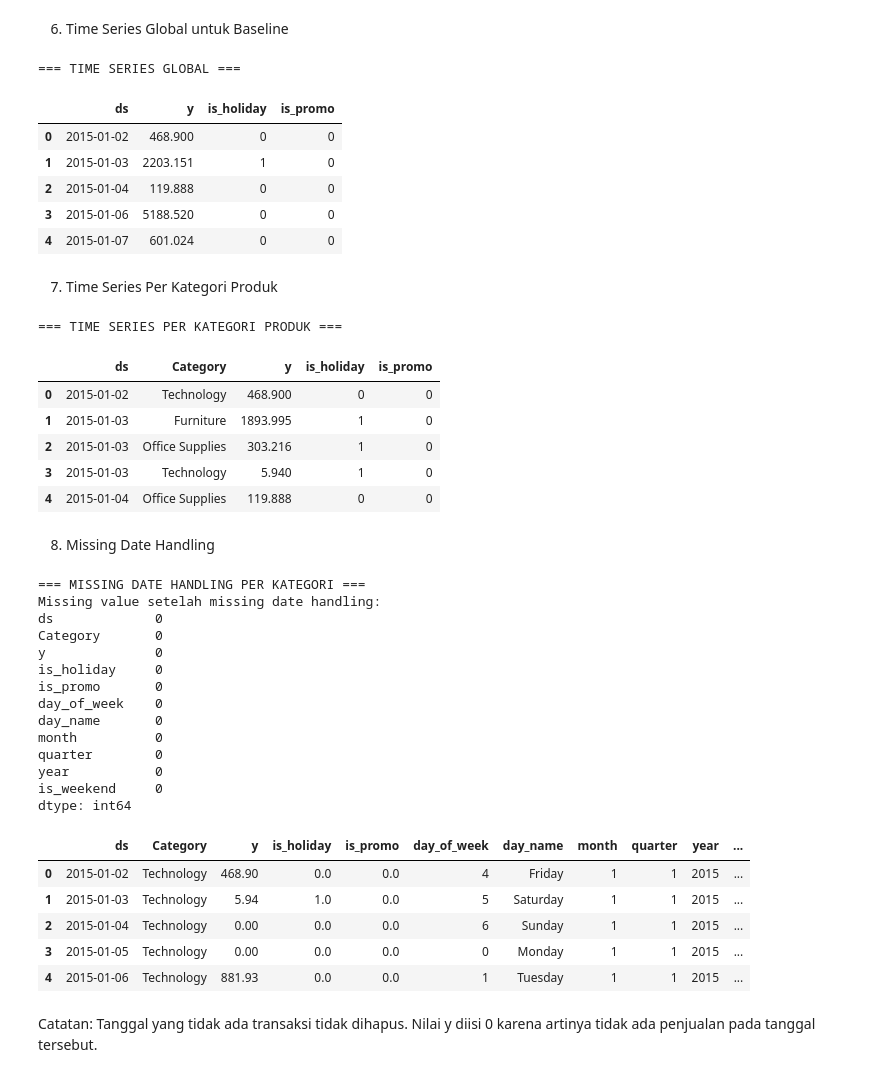
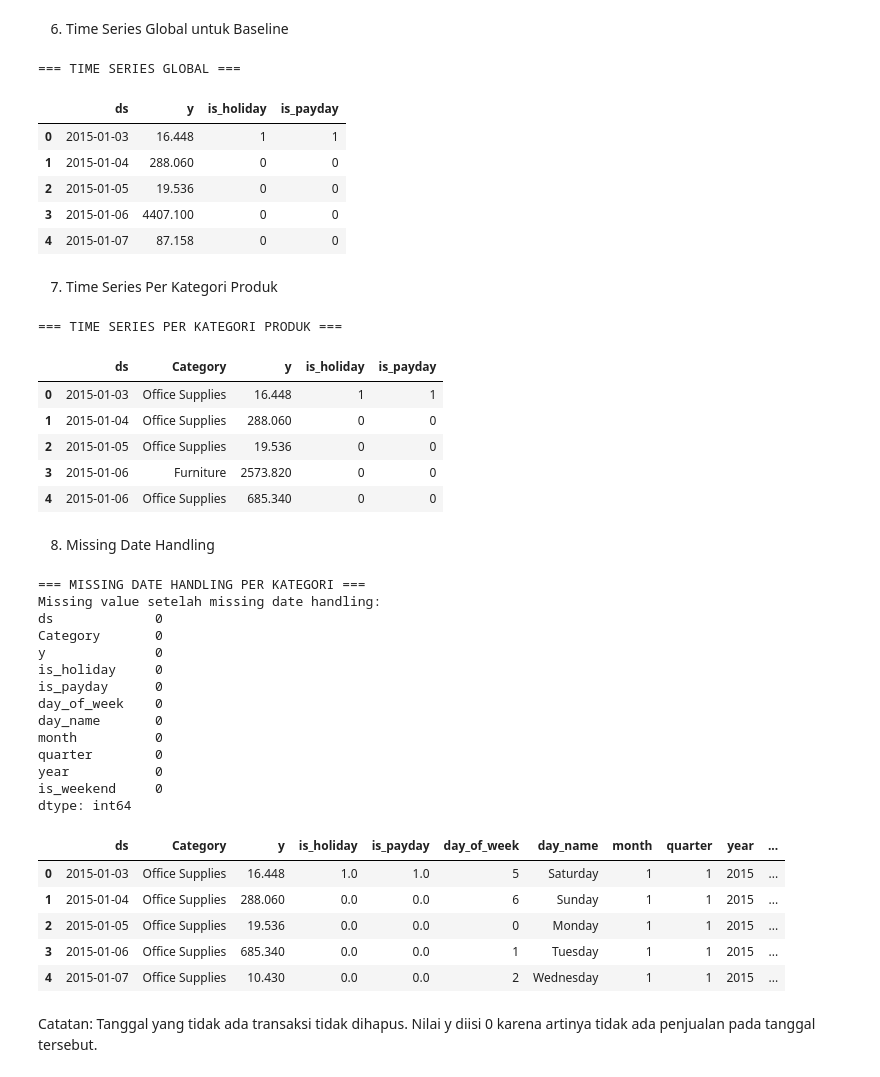
Before and after one commit to shavel28/StockSight-AI-PJK-GM073, a Jupyter notebook: Notebooks/Data_Engineering_Pipeline.ipynb, the cells around one changed output. Saved outputs shown, nothing was run; the diff lists cells and outputs as text; code cells hidden in the pictures.

```diff
--- a/Notebooks/Data_Engineering_Pipeline.ipynb
+++ b/Notebooks/Data_Engineering_Pipeline.ipynb
@@ -260,7 +333,7 @@ df_ts_global = (
     .agg({
         'Sales': 'sum',
         'is_holiday': 'max',
-        'is_promo': 'max'
+        'is_payday': 'max'
     })
     .reset_index()
 )
@@ -275,12 +348,12 @@ df_ts_global = df_ts_global.rename(
 df_ts_global.head()
 # %% [output]
 === TIME SERIES GLOBAL ===
-|  | ds | y | is_holiday | is_promo |
-| 0 | 2015-01-02 | 468.900 | 0 | 0 |
-| 1 | 2015-01-03 | 2203.151 | 1 | 0 |
-| 2 | 2015-01-04 | 119.888 | 0 | 0 |
-| 3 | 2015-01-06 | 5188.520 | 0 | 0 |
-| 4 | 2015-01-07 | 601.024 | 0 | 0 |
+|  | ds | y | is_holiday | is_payday |
+| 0 | 2015-01-03 | 16.448 | 1 | 1 |
+| 1 | 2015-01-04 | 288.060 | 0 | 0 |
+| 2 | 2015-01-05 | 19.536 | 0 | 0 |
+| 3 | 2015-01-06 | 4407.100 | 0 | 0 |
+| 4 | 2015-01-07 | 87.158 | 0 | 0 |
 # %% [markdown]
 7. Time Series Per Kategori Produk
 # %%
@@ -292,7 +365,7 @@ df_ts_category = (
     .agg({
         'Sales': 'sum',
         'is_holiday': 'max',
-        'is_promo': 'max'
+        'is_payday': 'max'
     })
     .reset_index()
 )
@@ -307,12 +380,12 @@ df_ts_category = df_ts_category.rename(
 df_ts_category.head()
 # %% [output]
 === TIME SERIES PER KATEGORI PRODUK ===
-|  | ds | Category | y | is_holiday | is_promo |
-| 0 | 2015-01-02 | Technology | 468.900 | 0 | 0 |
-| 1 | 2015-01-03 | Furniture | 1893.995 | 1 | 0 |
-| 2 | 2015-01-03 | Office Supplies | 303.216 | 1 | 0 |
-| 3 | 2015-01-03 | Technology | 5.940 | 1 | 0 |
-| 4 | 2015-01-04 | Office Supplies | 119.888 | 0 | 0 |
+|  | ds | Category | y | is_holiday | is_payday |
+| 0 | 2015-01-03 | Office Supplies | 16.448 | 1 | 1 |
+| 1 | 2015-01-04 | Office Supplies | 288.060 | 0 | 0 |
+| 2 | 2015-01-05 | Office Supplies | 19.536 | 0 | 0 |
+| 3 | 2015-01-06 | Furniture | 2573.820 | 0 | 0 |
+| 4 | 2015-01-06 | Office Supplies | 685.340 | 0 | 0 |
 # %% [markdown]
 8. Missing Date Handling
 # %%
@@ -340,7 +413,7 @@ for category in categories:
 
     # Fitur event kosong diisi 0
     temp['is_holiday'] = temp['is_holiday'].fillna(0)
-    temp['is_promo'] = temp['is_promo'].fillna(0)
+    temp['is_payday'] = temp['is_payday'].fillna(0)
 
     temp = temp.reset_index()
 
@@ -349,40 +422,40 @@ for category in categories:
     temp['day_name'] = temp['ds'].dt.day_name()
     temp['month'] = temp['ds'].dt.month
     temp['quarter'] = temp['ds'].dt.quarter
     temp['year'] = temp['ds'].dt.year
     temp['is_weekend'] = temp['day_of_week'].apply(
         lambda x: 1 if x >= 5 else 0
     )
 
     full_data.append(temp)
 
 df_ts_category_full = pd.concat(full_data, ignore_index=True)
 
 print("Missing value setelah missing date handling:")
 print(df_ts_category_full.isnull().sum())
 
 df_ts_category_full.head()
 # %% [output]
 === MISSING DATE HANDLING PER KATEGORI ===
 Missing value setelah missing date handling:
 ds             0
 Category       0
 y              0
 is_holiday     0
-is_promo       0
+is_payday      0
 day_of_week    0
 day_name       0
 month          0
 quarter        0
 year           0
 is_weekend     0
 dtype: int64
-|  | ds | Category | y | is_holiday | is_promo | day_of_week | day_name | month | quarter | year | ... |
-| 0 | 2015-01-02 | Technology | 468.90 | 0.0 | 0.0 | 4 | Friday | 1 | 1 | 2015 | ... |
-| 1 | 2015-01-03 | Technology | 5.94 | 1.0 | 0.0 | 5 | Saturday | 1 | 1 | 2015 | ... |
-| 2 | 2015-01-04 | Technology | 0.00 | 0.0 | 0.0 | 6 | Sunday | 1 | 1 | 2015 | ... |
-| 3 | 2015-01-05 | Technology | 0.00 | 0.0 | 0.0 | 0 | Monday | 1 | 1 | 2015 | ... |
-| 4 | 2015-01-06 | Technology | 881.93 | 0.0 | 0.0 | 1 | Tuesday | 1 | 1 | 2015 | ... |
+|  | ds | Category | y | is_holiday | is_payday | day_of_week | day_name | month | quarter | year | ... |
+| 0 | 2015-01-03 | Office Supplies | 16.448 | 1.0 | 1.0 | 5 | Saturday | 1 | 1 | 2015 | ... |
+| 1 | 2015-01-04 | Office Supplies | 288.060 | 0.0 | 0.0 | 6 | Sunday | 1 | 1 | 2015 | ... |
+| 2 | 2015-01-05 | Office Supplies | 19.536 | 0.0 | 0.0 | 0 | Monday | 1 | 1 | 2015 | ... |
+| 3 | 2015-01-06 | Office Supplies | 685.340 | 0.0 | 0.0 | 1 | Tuesday | 1 | 1 | 2015 | ... |
+| 4 | 2015-01-07 | Office Supplies | 10.430 | 0.0 | 0.0 | 2 | Wednesday | 1 | 1 | 2015 | ... |
 # %% [markdown]
 Catatan: Tanggal yang tidak ada transaksi tidak dihapus. Nilai y diisi 0 karena artinya tidak ada penjualan pada tanggal tersebut.
 # %% [markdown]
```
Also changed, not shown: parts of 12 cells of this notebook.
